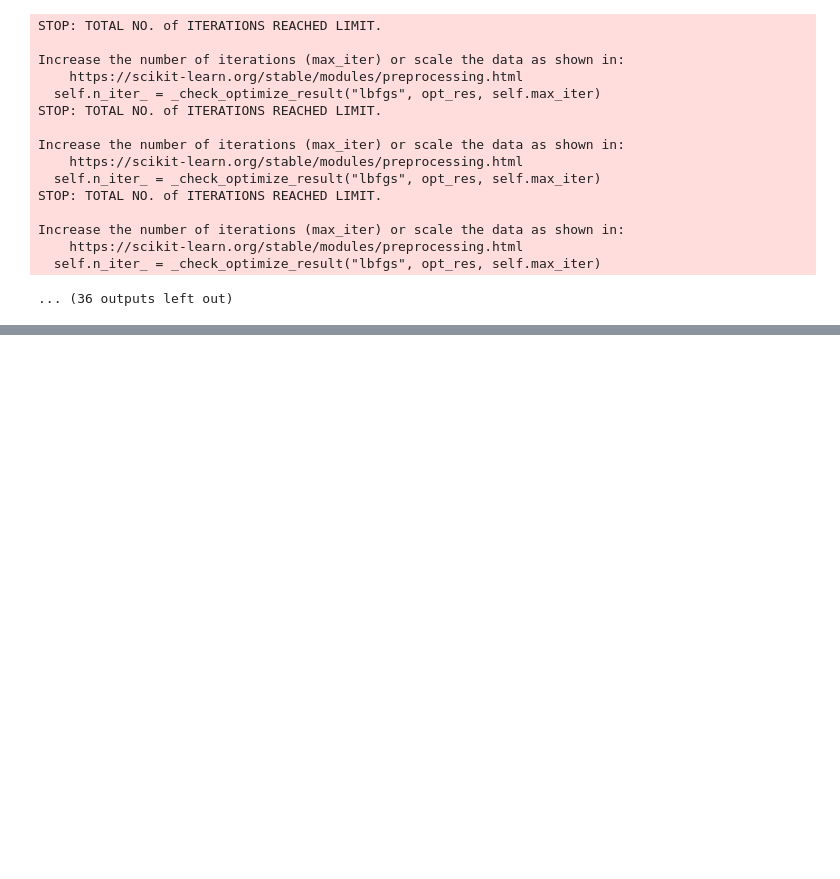
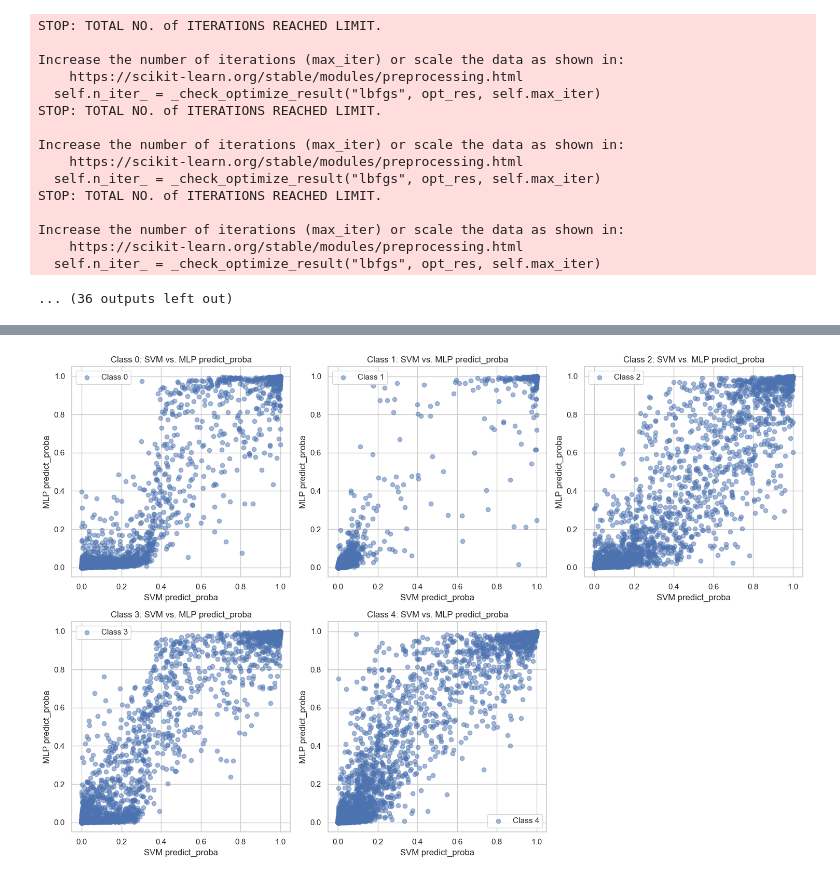
Before and after one commit to mencinas93/SVM-and-MLP, a Jupyter notebook: Homework_4_Encinas_Code.ipynb, the cells around one changed output, grey strips where cells are left out. Saved outputs shown, nothing was run; the diff lists cells and outputs as text; code cells hidden in the pictures; blank space fills up the shorter version.

```diff
--- a/Homework_4_Encinas_Code.ipynb
+++ b/Homework_4_Encinas_Code.ipynb
@@ -1231,0 +1232,26 @@ plt.show()
+# %%
+svm_poly = SVC(kernel='poly', C=1, gamma=0.01, probability=True)
+mlp = MLPClassifier(hidden_layer_sizes=(30, 30), alpha=1.0, solver='adam', max_iter=2000, random_state=42)
+
+mlp.fit(X_train_scaled, y_train)
+svm_poly.fit(X_train_scaled, y_train)
+
+svm_proba = svm_poly.predict_proba(X_test_scaled)  # Use svm_poly here
+mlp_proba = mlp.predict_proba(X_test_scaled)
+# %%
+n_classes = 5
+
+
+plt.figure(figsize=(15, 10))
+for i in range(n_classes):
+    plt.subplot(2, 3, i+1)
+    plt.scatter(svm_proba[:, i], mlp_proba[:, i], alpha=0.5, label=f'Class {i}')
+    plt.xlabel('SVM predict_proba')
+    plt.ylabel('MLP predict_proba')
+    plt.title(f'Class {i}: SVM vs. MLP predict_proba')
+    plt.legend()
+
+plt.tight_layout()
+plt.show()
+# %% [output]
+[figure, added]
```
Also changed, not shown: parts of 24 cells of this notebook.
